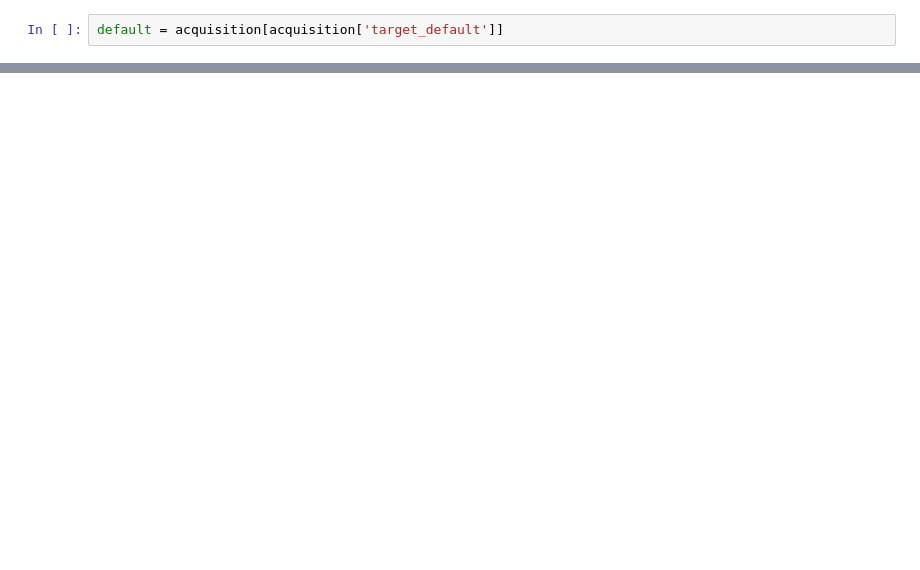
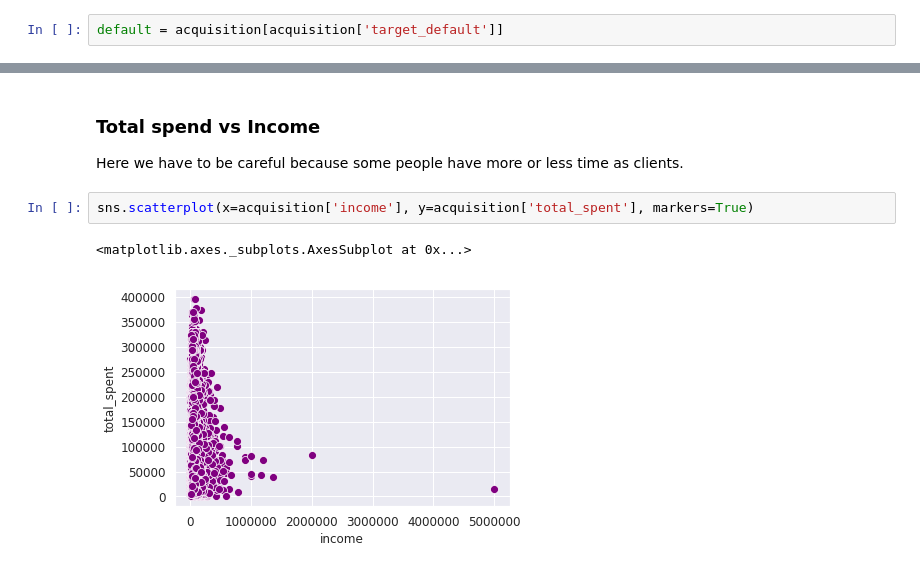
Before and after one commit to agfrei/nubank_data_challenge, a Jupyter notebook: notebooks/credit_risk_analysis.ipynb, the cells around one changed output, grey strips where cells are left out. Saved outputs shown, nothing was run; the diff lists cells and outputs as text; blank space fills up the shorter version.

```diff
--- a/notebooks/credit_risk_analysis.ipynb
+++ b/notebooks/credit_risk_analysis.ipynb
@@ -238,0 +242,9 @@ As we can see, even looking at scores and risk analysis we have much similar dat
+# %% [markdown]
+### Total spend vs Income
+
+Here we have to be careful because some people have more or less time as clients.
+# %%
+sns.scatterplot(x=acquisition['income'], y=acquisition['total_spent'], markers=True)
+# %% [output]
+<matplotlib.axes._subplots.AxesSubplot at 0x...>
+[figure, added]
```
Also changed, not shown: parts of 78 cells of this notebook, 34 other files.
